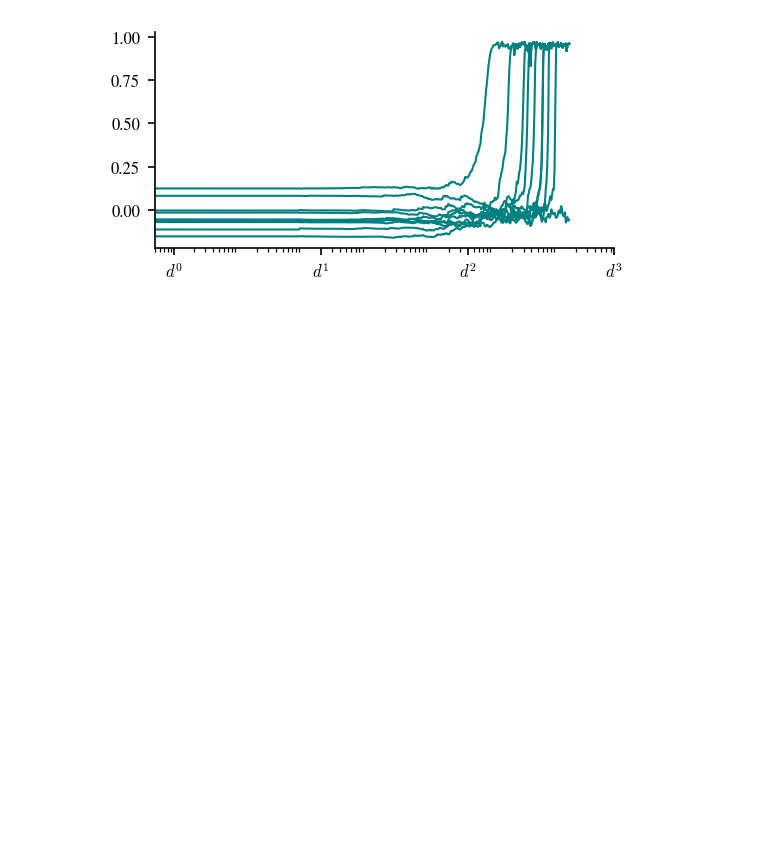
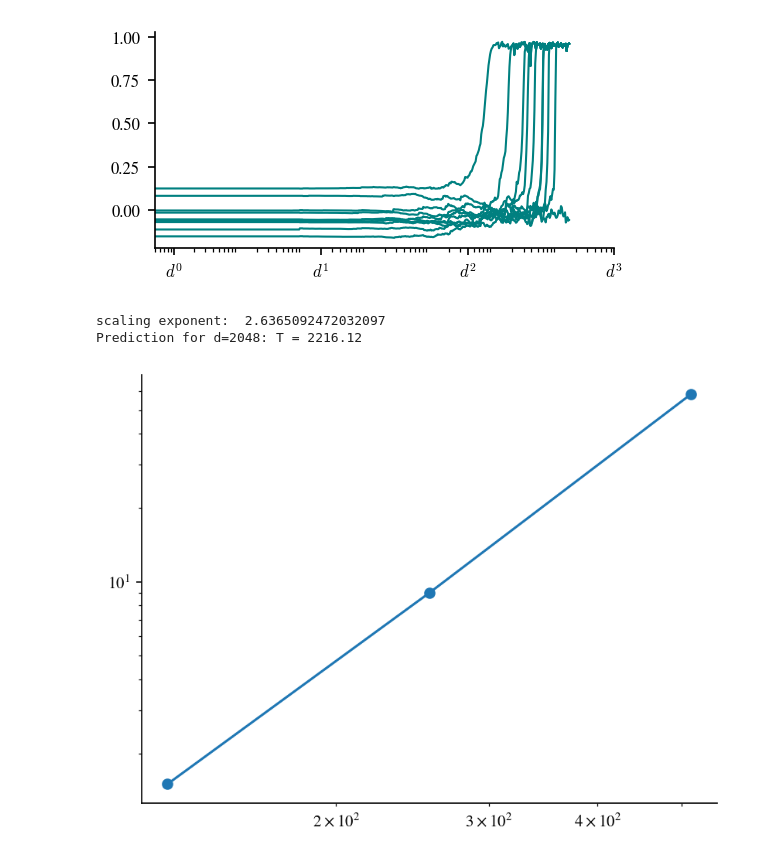
Before and after one commit to CristopherErazo/Stochastic-Gradient-Descent, a Jupyter notebook: notebooks/25-10-24-General_Spikes.ipynb, the cells around one changed output. Cells and saved outputs as stored; diff of their text form; code cells hidden in the pictures; blank space fills up the shorter version.

```diff
--- a/notebooks/25-10-24-General_Spikes.ipynb
+++ b/notebooks/25-10-24-General_Spikes.ipynb
@@ -141,3 +141,24 @@ ax.set_xticks(xtk,xlb);
 # save_fig(fig, file_name='test', params=params)
 # %% [output]
 [figure]
+# %%
+d = [128 ,256 ,512 ]
+T = [1.5 , 9, 58]
+
+plt.plot(d,T,'o-')
+plt.xscale('log')
+plt.yscale('log')
+# do the linear regression in log-log scale
+log_d = np.log(d)
+log_T = np.log(T)
+coeffs = np.polyfit(log_d, log_T, 1)
+print("scaling exponent: ", coeffs[0])
+# The prediction for d_new = 2048 is;
+d_new = 2048
+log_T_new = coeffs[0] * np.log(d_new) + coeffs[1]
+T_new = np.exp(log_T_new)
+print(f"Prediction for d={d_new}: T = {T_new:.2f}")
+# %% [output]
+scaling exponent:  2.6365092472032097
+Prediction for d=2048: T = 2216.12
+[figure, added]
```
